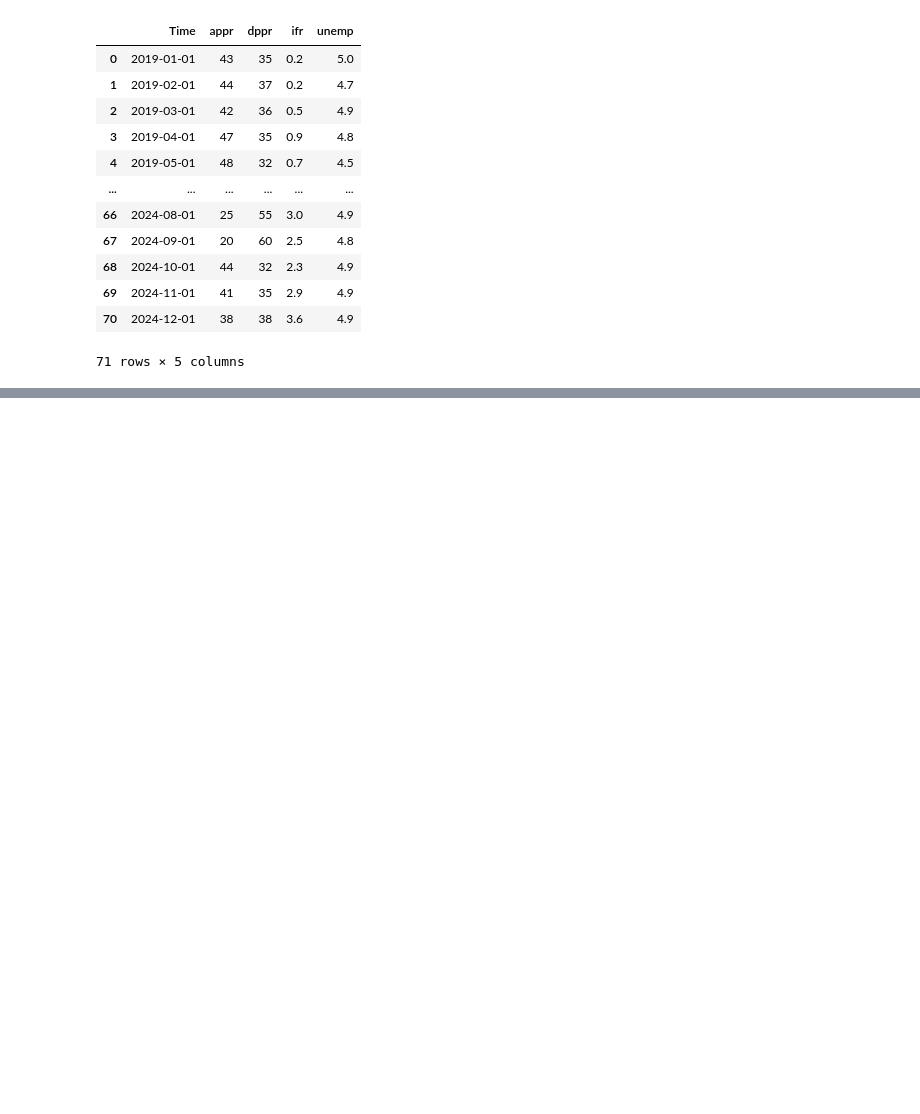
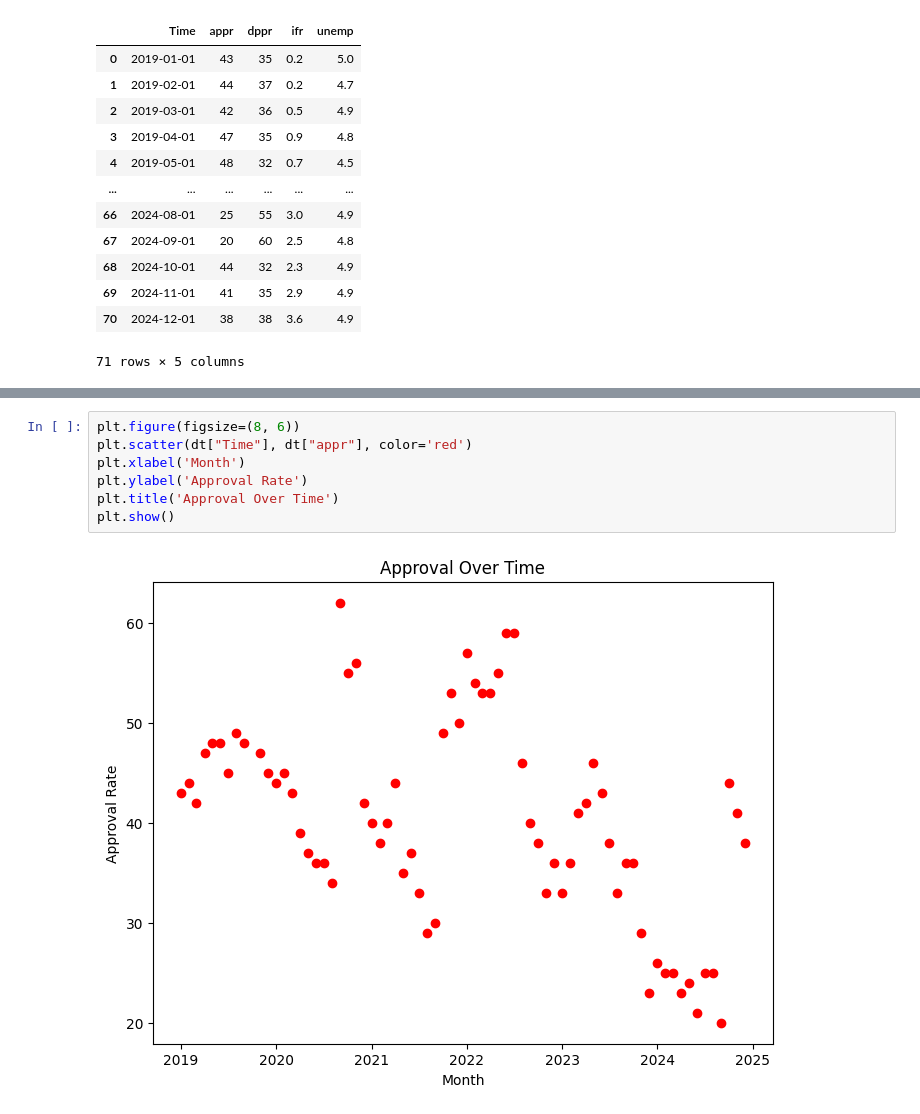
Before and after one commit to plural-ok/Japan-Term-Project-Repo, a Jupyter notebook: JPN_Term_Code.ipynb, the cells around one changed output, grey strips where cells are left out. Cells and saved outputs as stored; diff of their text form; blank space fills up the shorter version.

```diff
--- a/JPN_Term_Code.ipynb
+++ b/JPN_Term_Code.ipynb
@@ -289,0 +197,9 @@ dtype: int64
+# %%
+plt.figure(figsize=(8, 6))
+plt.scatter(dt["Time"], dt["appr"], color='red')
+plt.xlabel('Month')
+plt.ylabel('Approval Rate')
+plt.title('Approval Over Time')
+plt.show()
+# %% [output]
+[figure, added]
```
Also changed, not shown: parts of 49 cells of this notebook.
